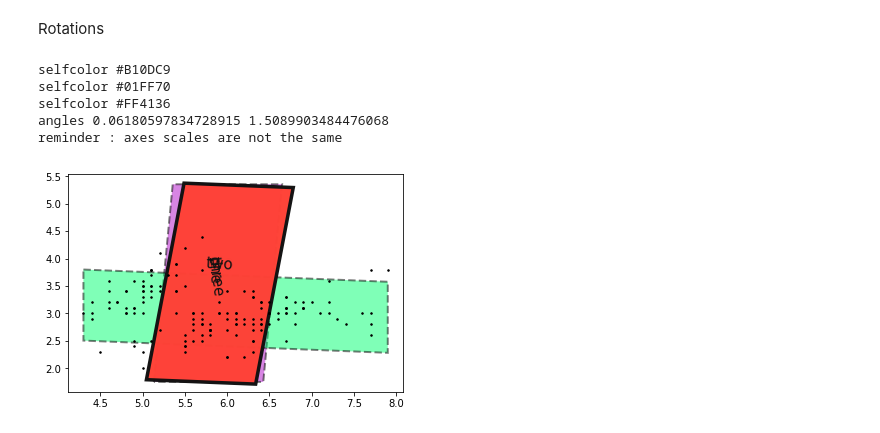
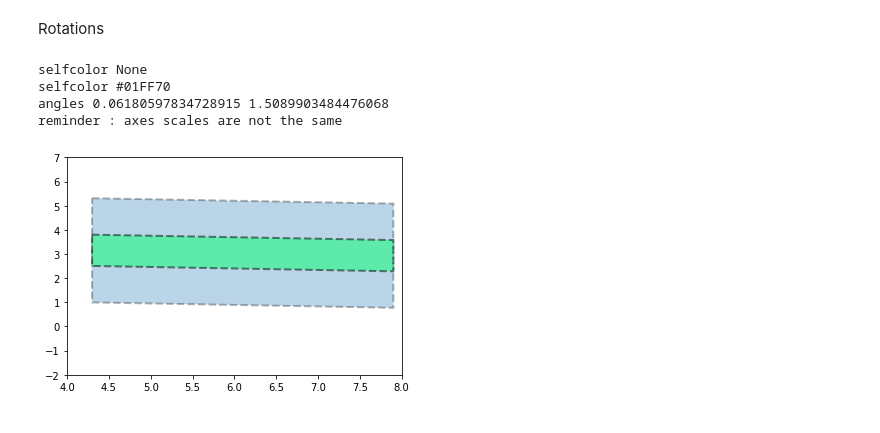
Before and after one commit to caganze/coolshapes, a Jupyter notebook: examples/tutorial.ipynb, the cells around one changed output. Saved outputs shown, nothing was run; the diff lists cells and outputs as text; code cells hidden in the pictures.

```diff
--- a/examples/tutorial.ipynb
+++ b/examples/tutorial.ipynb
@@ -82,20 +82,26 @@ b2.color="#B10DC9"
 b3=copy.deepcopy(b)
 b3.color='#FF4136'
 b3.rotate(np.pi/2-b.angle)
+b4=shapes.Box()
+b4.scatter_coeff=5.0
+b4.alpha=0.3
+b4.data=sns.load_dataset('iris')
 # %%
 fig, ax=plt.subplots()
-#ax.set_xlim([-3.5, 5.0])
-#ax.set_ylim(-2, 7.0)
-b2.plot(label='one')
-b.plot(only_shape=False, size=3, label='two')
-b3.plot(highlight=True, label='three') #highlight one of the boxes
+ax.set_xlim([4, 8.0])
+ax.set_ylim(-2, 7.0)
+#b2.plot(label='one')
+#b.plot(only_shape=False, size=3, label='two')
+#b3.plot(highlight=True, label='three') #highlight one of the boxes
+b4.plot(highlight=False) #highlight one of the boxes
+b.plot(highlight=False) #highlight one of the boxes
+
 print ('angles {} {}'.format(b.angle, b2.angle))
 print ('reminder : axes scales are not the same')
 # %% [output]
-selfcolor #B10DC9
+selfcolor None
 selfcolor #01FF70
-selfcolor #FF4136
 angles 0.06180597834728915 1.5089903484476068
 reminder : axes scales are not the same
-[figure, old version]
+[figure, new version]
 # %%
```
Also changed, not shown: parts of 1 cell of this notebook, 1 other file.
